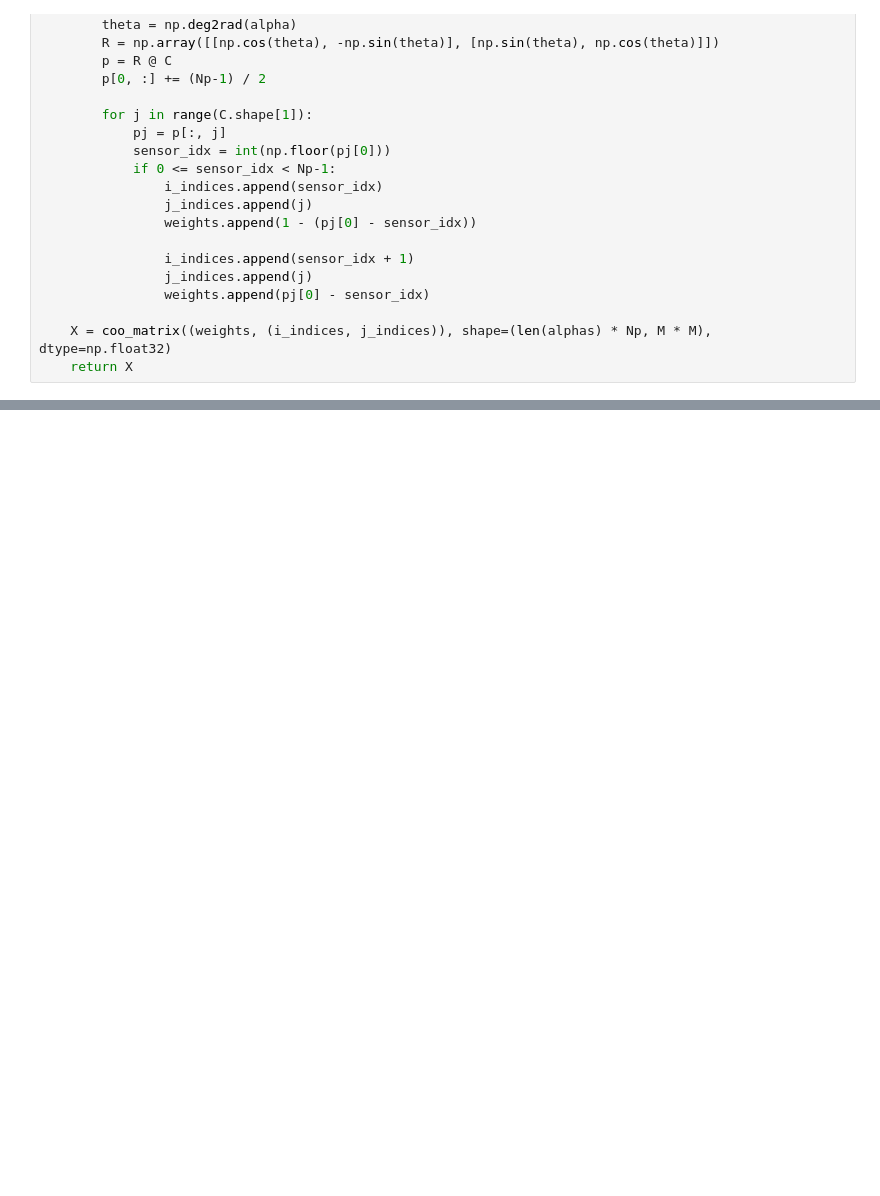
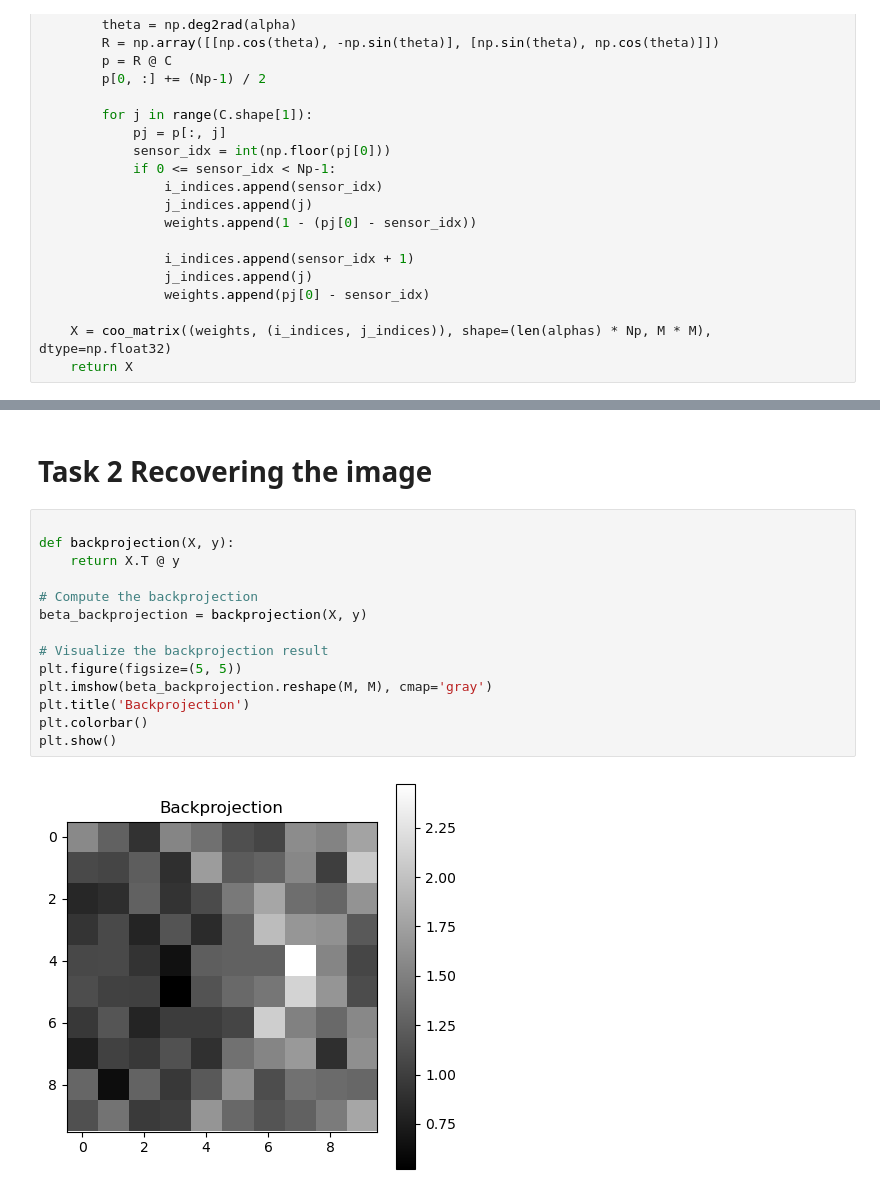
Before and after one commit to juancprolam/Machine_learning_Ess, a Jupyter notebook: Exercise_4/Task_1.ipynb, the cells around one changed output, grey strips where cells are left out. Drawn from its saved outputs; the diff is of its cells as text; blank space fills up the shorter version.

```diff
--- a/Exercise_4/Task_1.ipynb
+++ b/Exercise_4/Task_1.ipynb
@@ -121,0 +102,18 @@ plt.show()
+# %% [markdown]
+# Task 2 Recovering the image
+# %%
+
+def backprojection(X, y):
+    return X.T @ y
+
+# Compute the backprojection
+beta_backprojection = backprojection(X, y)
+
+# Visualize the backprojection result
+plt.figure(figsize=(5, 5))
+plt.imshow(beta_backprojection.reshape(M, M), cmap='gray')
+plt.title('Backprojection')
+plt.colorbar()
+plt.show()
+# %% [output]
+[figure, added]
```
Also changed, not shown: parts of 7 cells of this notebook.
